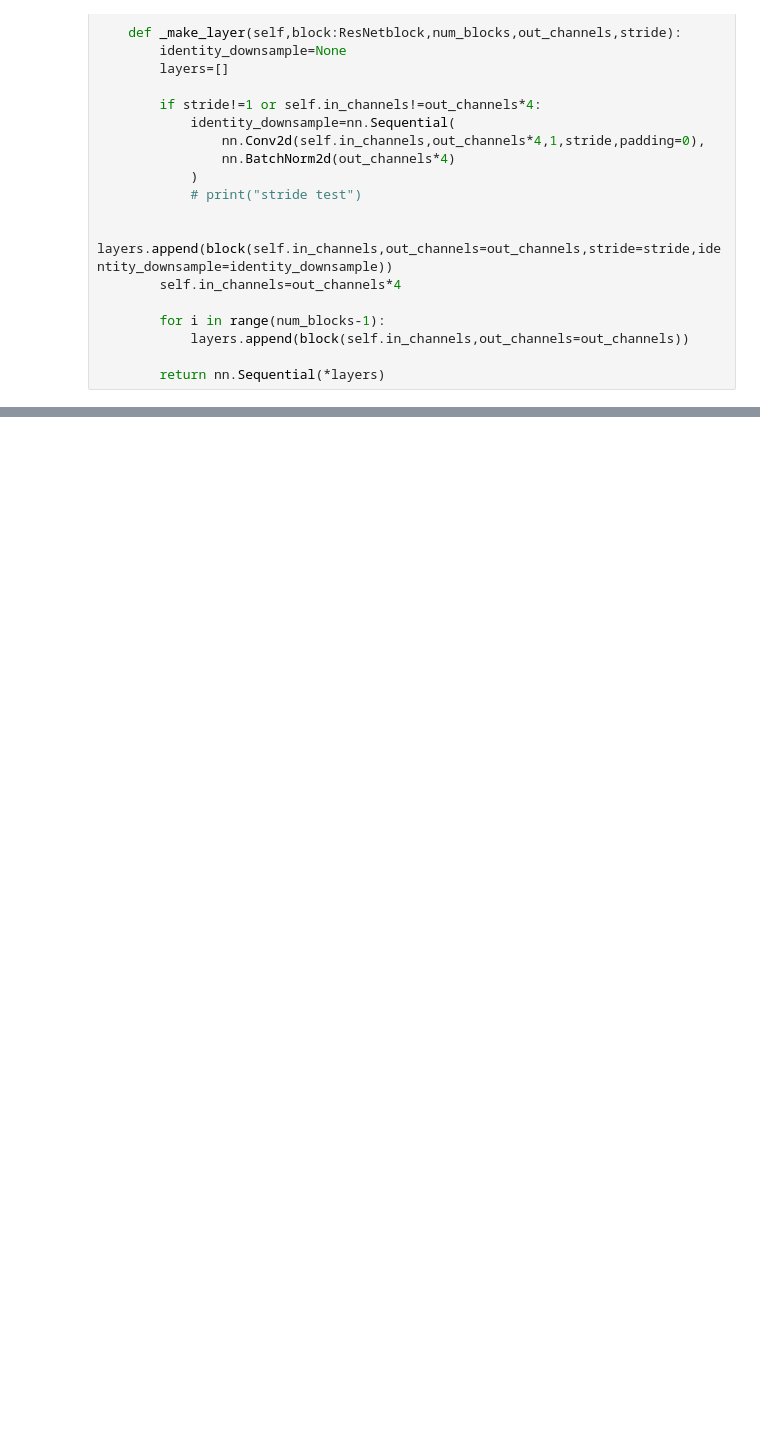
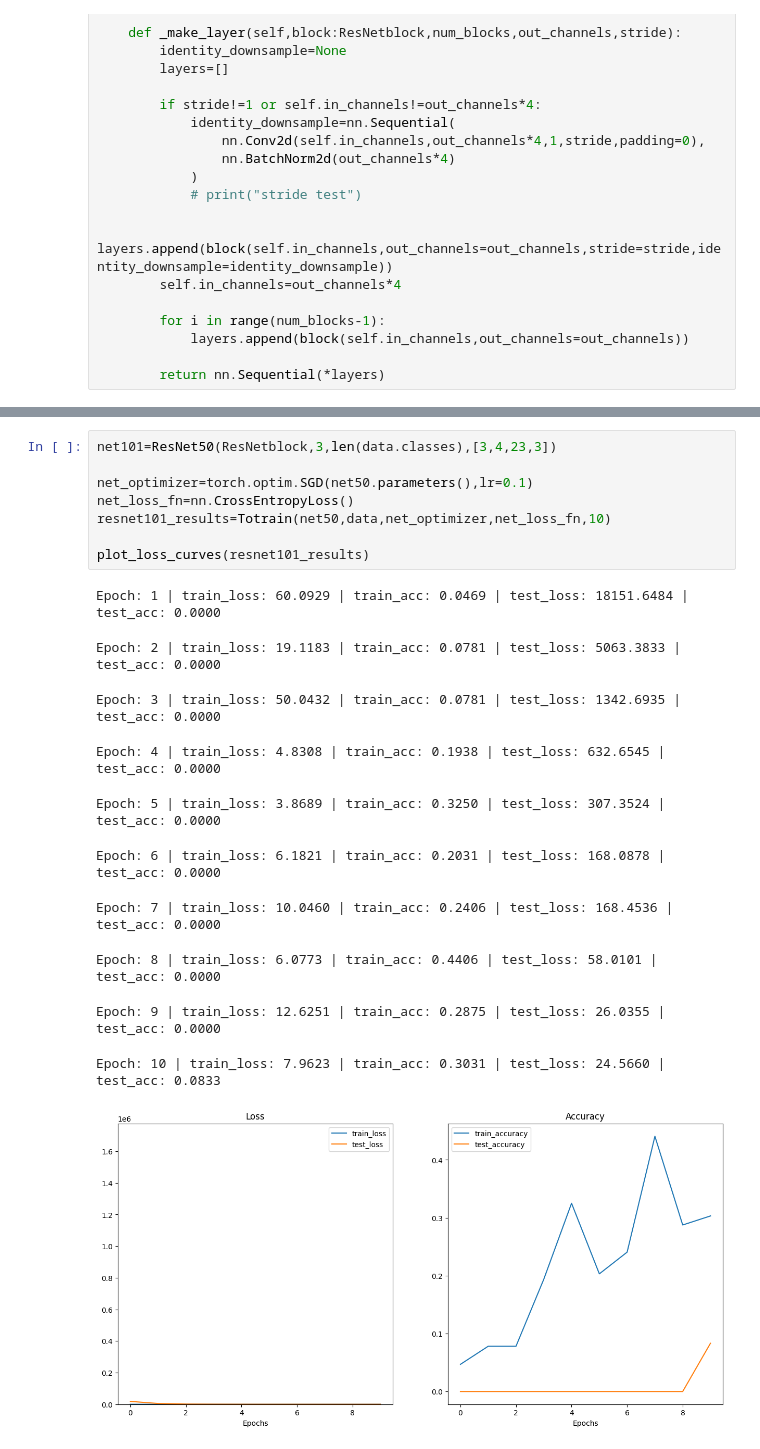
Before and after one commit to Machmurka/UnderstandingDeepLearning, a Jupyter notebook: Learn PyTorch for Deep Learning/ResNet18layers.ipynb, the cells around one changed output, grey strips where cells are left out. Drawn from its saved outputs; the diff is of its cells as text; blank space fills up the shorter version.

Commit message:
PyTorch Going Modular

```diff
--- a/Learn PyTorch for Deep Learning/ResNet18layers.ipynb
+++ b/Learn PyTorch for Deep Learning/ResNet18layers.ipynb
@@ -453,0 +450,20 @@ Epoch: 10 | train_loss: 19.4959 | train_acc: 0.1042 | test_loss: 52.7650 | test_
+# %%
+net101=ResNet50(ResNetblock,3,len(data.classes),[3,4,23,3])
+
+net_optimizer=torch.optim.SGD(net50.parameters(),lr=0.1)
+net_loss_fn=nn.CrossEntropyLoss()
+resnet101_results=Totrain(net50,data,net_optimizer,net_loss_fn,10)
+
+plot_loss_curves(resnet101_results)
+# %% [output]
+Epoch: 1 | train_loss: 60.0929 | train_acc: 0.0469 | test_loss: 18151.6484 | test_acc: 0.0000
+Epoch: 2 | train_loss: 19.1183 | train_acc: 0.0781 | test_loss: 5063.3833 | test_acc: 0.0000
+Epoch: 3 | train_loss: 50.0432 | train_acc: 0.0781 | test_loss: 1342.6935 | test_acc: 0.0000
+Epoch: 4 | train_loss: 4.8308 | train_acc: 0.1938 | test_loss: 632.6545 | test_acc: 0.0000
+Epoch: 5 | train_loss: 3.8689 | train_acc: 0.3250 | test_loss: 307.3524 | test_acc: 0.0000
+Epoch: 6 | train_loss: 6.1821 | train_acc: 0.2031 | test_loss: 168.0878 | test_acc: 0.0000
+Epoch: 7 | train_loss: 10.0460 | train_acc: 0.2406 | test_loss: 168.4536 | test_acc: 0.0000
+Epoch: 8 | train_loss: 6.0773 | train_acc: 0.4406 | test_loss: 58.0101 | test_acc: 0.0000
+Epoch: 9 | train_loss: 12.6251 | train_acc: 0.2875 | test_loss: 26.0355 | test_acc: 0.0000
+Epoch: 10 | train_loss: 7.9623 | train_acc: 0.3031 | test_loss: 24.5660 | test_acc: 0.0833
+[figure, added]
```
Also changed, not shown: parts of 5 cells of this notebook, 6 other files.
